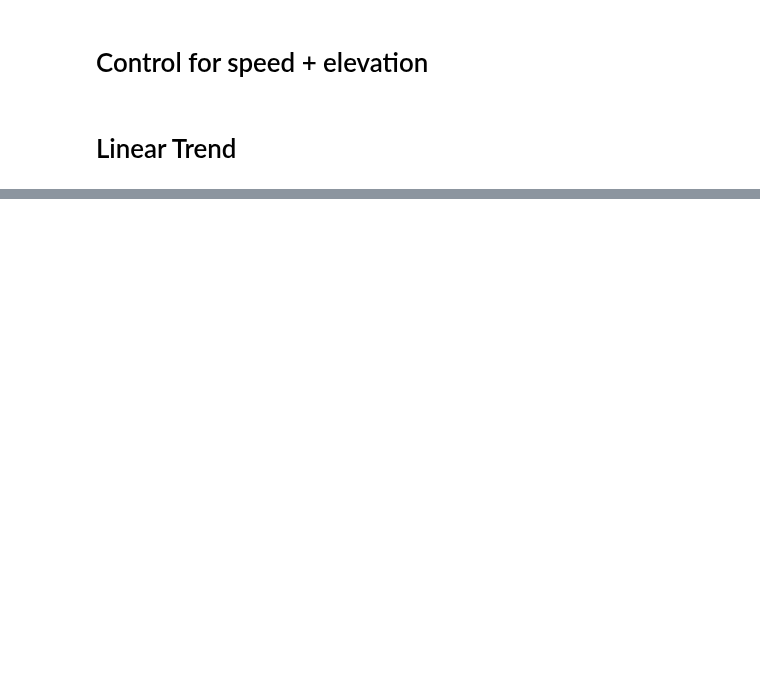
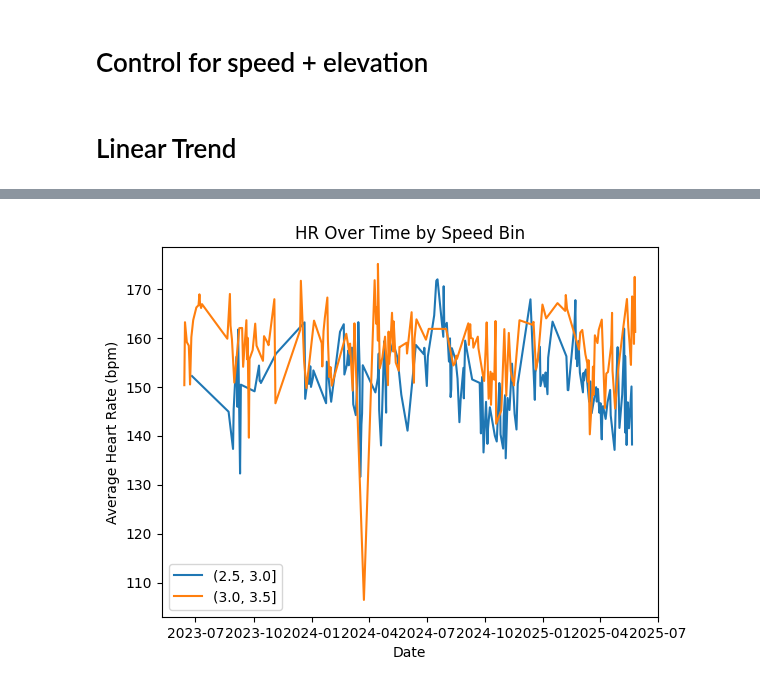
Before and after one commit to ionox0/Runs, a Jupyter notebook: hr_improvment.ipynb, the cells around one changed output, grey strips where cells are left out. Saved outputs shown, nothing was run; the diff lists cells and outputs as text; code cells hidden in the pictures; blank space fills up the shorter version.

```diff
--- a/hr_improvment.ipynb
+++ b/hr_improvment.ipynb
@@ -146,0 +183,13 @@ HR improved -28 bpm at 9:00 pace
+# %%
+runs_sub['Speed Bin'] = pd.cut(runs_sub['Average Speed'], bins=np.arange(2.5, 4.0, 0.5))
+
+for speed_bin, group in runs_sub.groupby('Speed Bin'):
+    plt.plot(group['Activity Date'], group['Average Heart Rate'], label=str(speed_bin))
+
+plt.xlabel('Date')
+plt.ylabel('Average Heart Rate (bpm)')
+plt.title('HR Over Time by Speed Bin')
+plt.legend()
+plt.show()
+# %% [output]
+[figure, added]
```
Also changed, not shown: parts of 13 cells of this notebook, 2 other files.
